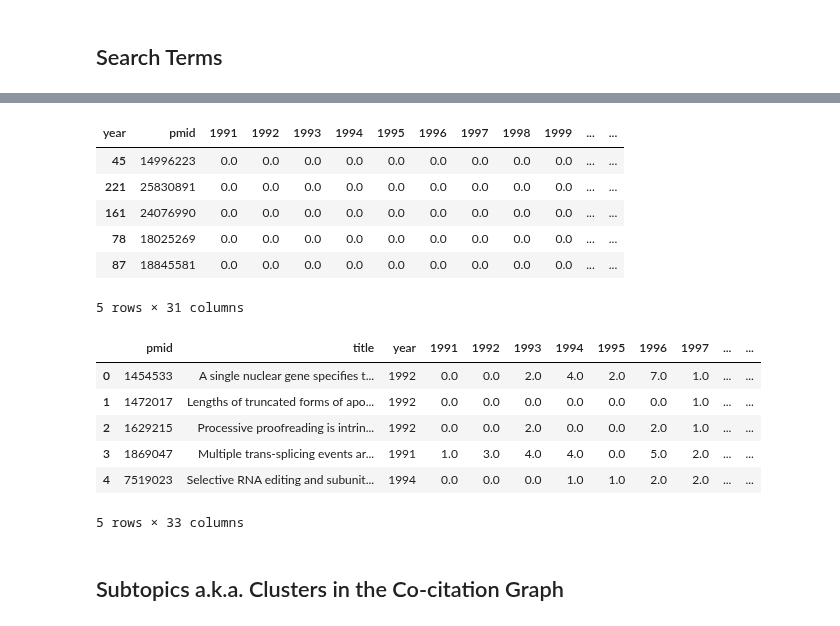
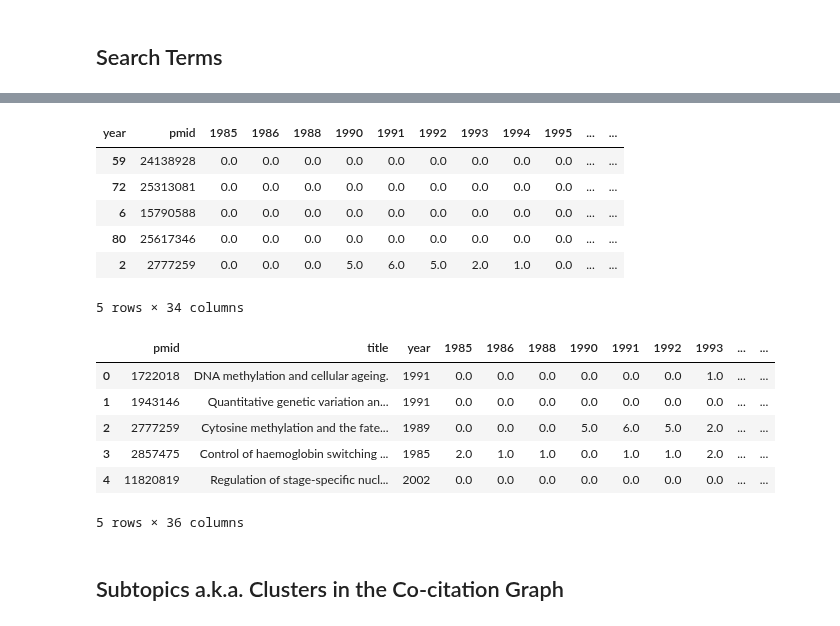
Before and after one commit to JetBrains-Research/pubtrends, a Jupyter notebook: models/key_papers.ipynb, the cells around one changed output, grey strips where cells are left out. Drawn from its saved outputs; the diff is of its cells as text; code cells hidden in the pictures.

```diff
--- a/models/key_papers.ipynb
+++ b/models/key_papers.ipynb
@@ -156,20 +139,29 @@ class KeyPaperAnalyzer:
         for el in analyzer.cocit_grouped_df[['cited_1', 'cited_2', 'total']].values.astype(int):
             self.CG.add_edge(el[0], el[1], weight=el[2])
 
-    def load_citation_stats(self, cit_stats_file):
+
+    def load_citation_stats(self):
         logging.info('Started loading citation stats')
-        self.cit_df = pd.read_csv(cit_stats_file, names=['pmid', 'year', 'count']).fillna(0)
+
+        values = ', '.join(['({})'.format(i) for i in sorted(self.pmids)])
+        query = re.sub('\$VALUES\$', values, '''
+        SELECT C.pmid_cited AS pmid, P.year, COUNT(1) AS count
+        FROM Citations C
+        JOIN (VALUES $VALUES$) AS CT(pmid) ON (C.pmid_cited = CT.pmid)
+        JOIN Publications P
+        ON C.pmid_citing = P.pmid
+        WHERE P.year > 0
+        GROUP BY C.pmid_cited, P.year;
+        ''')
+
+        with self.conn:
+            self.cursor.execute(query)
         logging.info('Done loading citation stats')
 
-        # XXX Using set here improves performance drastically!
-        pmids_set = set(self.pmids)
-        self.cit_df = self.cit_df.loc[np.logical_and([i in pmids_set for i in self.cit_df['pmid']],
-                                                     self.cit_df['year'] > 0)]
-        logging.info('Done filtering')
-
-        self.cit_df[['pmid']] = self.cit_df[['pmid']].applymap(np.uint32)
-        self.cit_df[['year', 'count']] = self.cit_df[['year', 'count']].applymap(np.uint16)
-        logging.info('Done transformation')
+        pub_data = []
+        for row in analyzer.cursor:
+            pub_data.append(list(row))
+        self.cit_df = pd.DataFrame(pub_data, columns=['pmid', 'year', 'count'])
 
         self.cit_df = self.cit_df.pivot(index='pmid', columns='year', values='count').reset_index().replace(np.nan, 0)
         self.cit_df['total'] = self.cit_df.iloc[:, 1:].sum(axis = 1)
@@ -178,7 +170,6 @@ class KeyPaperAnalyzer:
 
         logging.info(f"Loaded citation stats for {len(self.cit_df)} of {len(self.pmids)} articles. " +
                     "Others may either have zero citations or be absent in the local database.")
-
 
     def plot_total_citations(self):
         plt.figure(figsize=(10, 5))
@@ -348,4 +339,4 @@ TODO: handle queries which return more than 100000 items
 # %%
-analyzer.load_citation_stats(cit_stats_file='../citations_per_year.csv')
+analyzer.load_citation_stats()
 analyzer.cit_df.head()
 # %% [output]
@@ -358,21 +347,21 @@ analyzer.cit_df.head()
-| year | pmid | 1991 | 1992 | 1993 | 1994 | 1995 | 1996 | 1997 | 1998 | 1999 | ... | ... |
-| 45 | 14996223 | 0.0 | 0.0 | 0.0 | 0.0 | 0.0 | 0.0 | 0.0 | 0.0 | 0.0 | ... | ... |
-| 221 | 25830891 | 0.0 | 0.0 | 0.0 | 0.0 | 0.0 | 0.0 | 0.0 | 0.0 | 0.0 | ... | ... |
-| 161 | 24076990 | 0.0 | 0.0 | 0.0 | 0.0 | 0.0 | 0.0 | 0.0 | 0.0 | 0.0 | ... | ... |
-| 78 | 18025269 | 0.0 | 0.0 | 0.0 | 0.0 | 0.0 | 0.0 | 0.0 | 0.0 | 0.0 | ... | ... |
-| 87 | 18845581 | 0.0 | 0.0 | 0.0 | 0.0 | 0.0 | 0.0 | 0.0 | 0.0 | 0.0 | ... | ... |
+| year | pmid | 1985 | 1986 | 1988 | 1990 | 1991 | 1992 | 1993 | 1994 | 1995 | ... | ... |
+| 59 | 24138928 | 0.0 | 0.0 | 0.0 | 0.0 | 0.0 | 0.0 | 0.0 | 0.0 | 0.0 | ... | ... |
+| 72 | 25313081 | 0.0 | 0.0 | 0.0 | 0.0 | 0.0 | 0.0 | 0.0 | 0.0 | 0.0 | ... | ... |
+| 6 | 15790588 | 0.0 | 0.0 | 0.0 | 0.0 | 0.0 | 0.0 | 0.0 | 0.0 | 0.0 | ... | ... |
+| 80 | 25617346 | 0.0 | 0.0 | 0.0 | 0.0 | 0.0 | 0.0 | 0.0 | 0.0 | 0.0 | ... | ... |
+| 2 | 2777259 | 0.0 | 0.0 | 0.0 | 5.0 | 6.0 | 5.0 | 2.0 | 1.0 | 0.0 | ... | ... |
-5 rows × 31 columns
+5 rows × 34 columns
 # %%
 df_all = pd.merge(analyzer.pub_df, analyzer.cit_df, on='pmid')
 df_all.head()
 # %% [output]
-|  | pmid | title | year | 1991 | 1992 | 1993 | 1994 | 1995 | 1996 | 1997 | ... | ... |
-| 0 | 1454533 | A single nuclear gene specifies t... | 1992 | 0.0 | 0.0 | 2.0 | 4.0 | 2.0 | 7.0 | 1.0 | ... | ... |
-| 1 | 1472017 | Lengths of truncated forms of apo... | 1992 | 0.0 | 0.0 | 0.0 | 0.0 | 0.0 | 0.0 | 1.0 | ... | ... |
-| 2 | 1629215 | Processive proofreading is intrin... | 1992 | 0.0 | 0.0 | 2.0 | 0.0 | 0.0 | 2.0 | 1.0 | ... | ... |
-| 3 | 1869047 | Multiple trans-splicing events ar... | 1991 | 1.0 | 3.0 | 4.0 | 4.0 | 0.0 | 5.0 | 2.0 | ... | ... |
-| 4 | 7519023 | Selective RNA editing and subunit... | 1994 | 0.0 | 0.0 | 0.0 | 1.0 | 1.0 | 2.0 | 2.0 | ... | ... |
+|  | pmid | title | year | 1985 | 1986 | 1988 | 1990 | 1991 | 1992 | 1993 | ... | ... |
+| 0 | 1722018 | DNA methylation and cellular ageing. | 1991 | 0.0 | 0.0 | 0.0 | 0.0 | 0.0 | 0.0 | 1.0 | ... | ... |
+| 1 | 1943146 | Quantitative genetic variation an... | 1991 | 0.0 | 0.0 | 0.0 | 0.0 | 0.0 | 0.0 | 0.0 | ... | ... |
+| 2 | 2777259 | Cytosine methylation and the fate... | 1989 | 0.0 | 0.0 | 0.0 | 5.0 | 6.0 | 5.0 | 2.0 | ... | ... |
+| 3 | 2857475 | Control of haemoglobin switching ... | 1985 | 2.0 | 1.0 | 1.0 | 0.0 | 1.0 | 1.0 | 2.0 | ... | ... |
+| 4 | 11820819 | Regulation of stage-specific nucl... | 2002 | 0.0 | 0.0 | 0.0 | 0.0 | 0.0 | 0.0 | 0.0 | ... | ... |
-5 rows × 33 columns
+5 rows × 36 columns
 # %% [markdown]
 ## Subtopics a.k.a. Clusters in the Co-citation Graph
 # %%
```
Also changed, not shown: parts of 13 cells of this notebook.
